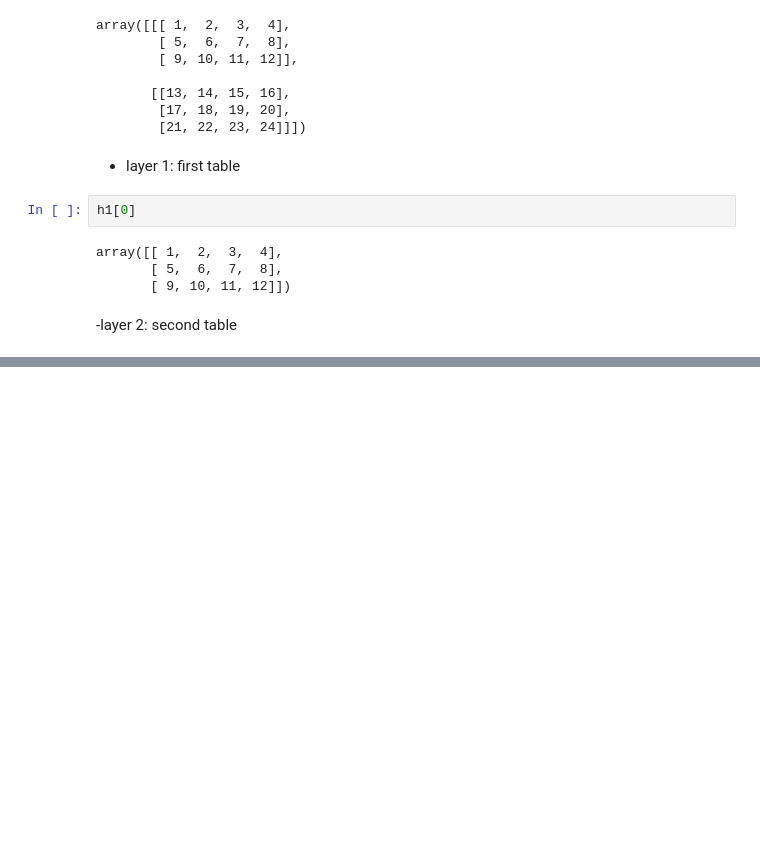
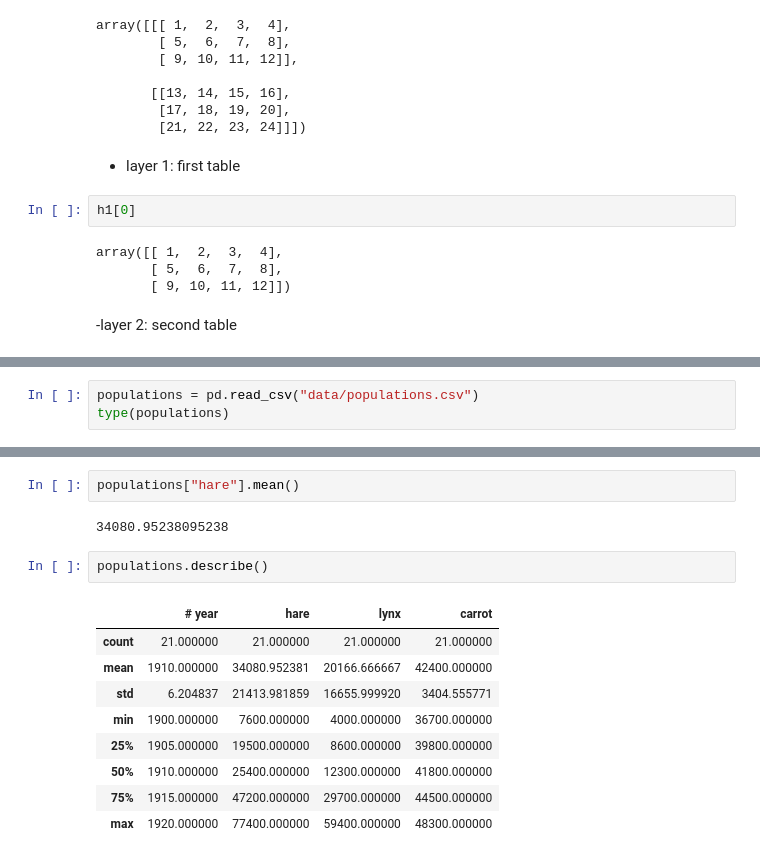
Before and after one commit to gob1thaasan/ScientificComputingWithPython, a Jupyter notebook: NotebookLectures/Chapter3Part3.ipynb, the cells around one changed output, grey strips where cells are left out. Saved outputs shown, nothing was run; the diff lists cells and outputs as text; blank space fills up the shorter version.

```diff
--- a/NotebookLectures/Chapter3Part3.ipynb
+++ b/NotebookLectures/Chapter3Part3.ipynb
@@ -532,0 +631,3 @@ built on top of the Python programming language.
+# %%
+populations = pd.read_csv("data/populations.csv")
+type(populations)
@@ -532,0 +659,16 @@ built on top of the Python programming language.
+# %%
+populations["hare"].mean()
+# %% [output]
+34080.95238095238
+# %%
+populations.describe()
+# %% [output]
+|  | # year | hare | lynx | carrot |
+| count | 21.000000 | 21.000000 | 21.000000 | 21.000000 |
+| mean | 1910.000000 | 34080.952381 | 20166.666667 | 42400.000000 |
+| std | 6.204837 | 21413.981859 | 16655.999920 | 3404.555771 |
+| min | 1900.000000 | 7600.000000 | 4000.000000 | 36700.000000 |
+| 25% | 1905.000000 | 19500.000000 | 8600.000000 | 39800.000000 |
+| 50% | 1910.000000 | 25400.000000 | 12300.000000 | 41800.000000 |
+| 75% | 1915.000000 | 47200.000000 | 29700.000000 | 44500.000000 |
+| max | 1920.000000 | 77400.000000 | 59400.000000 | 48300.000000 |
```
Also changed, not shown: parts of 26 cells of this notebook, 3 other files.
